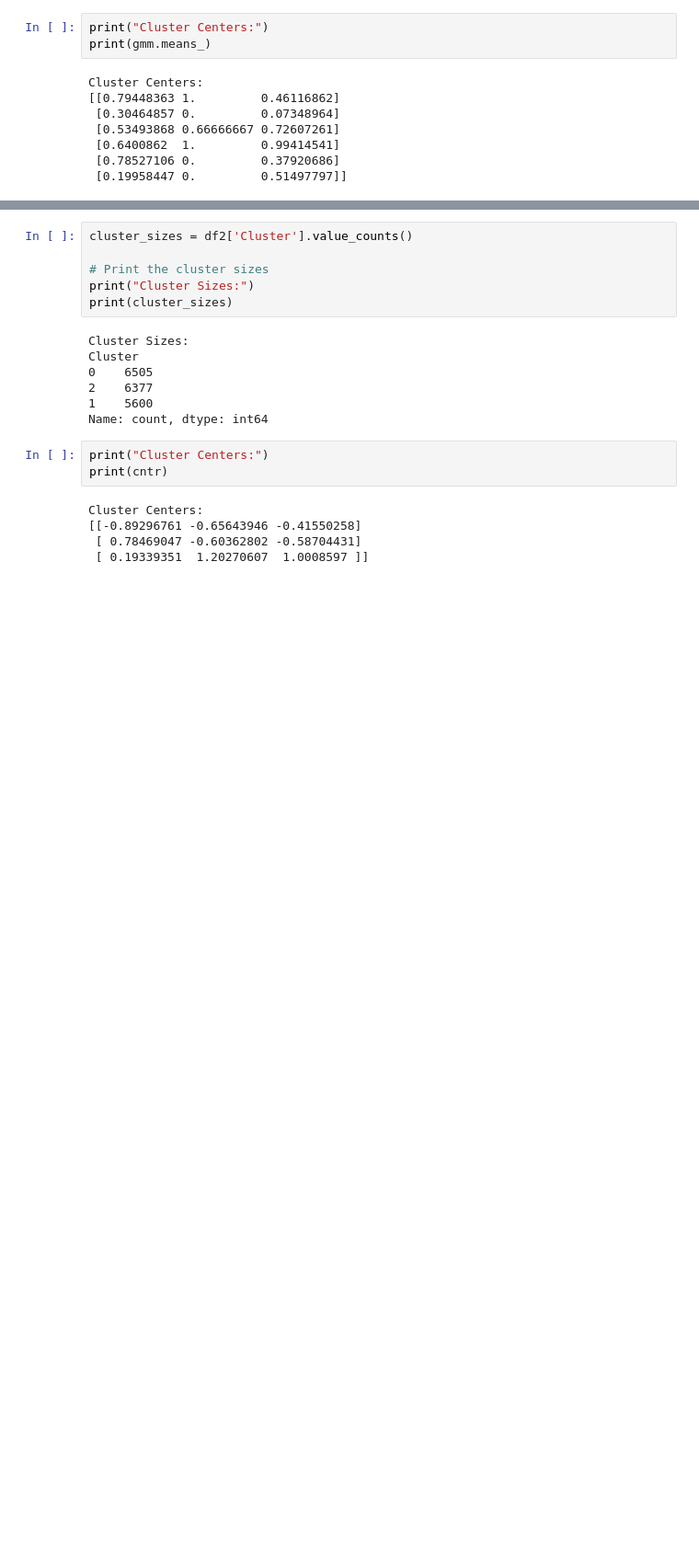
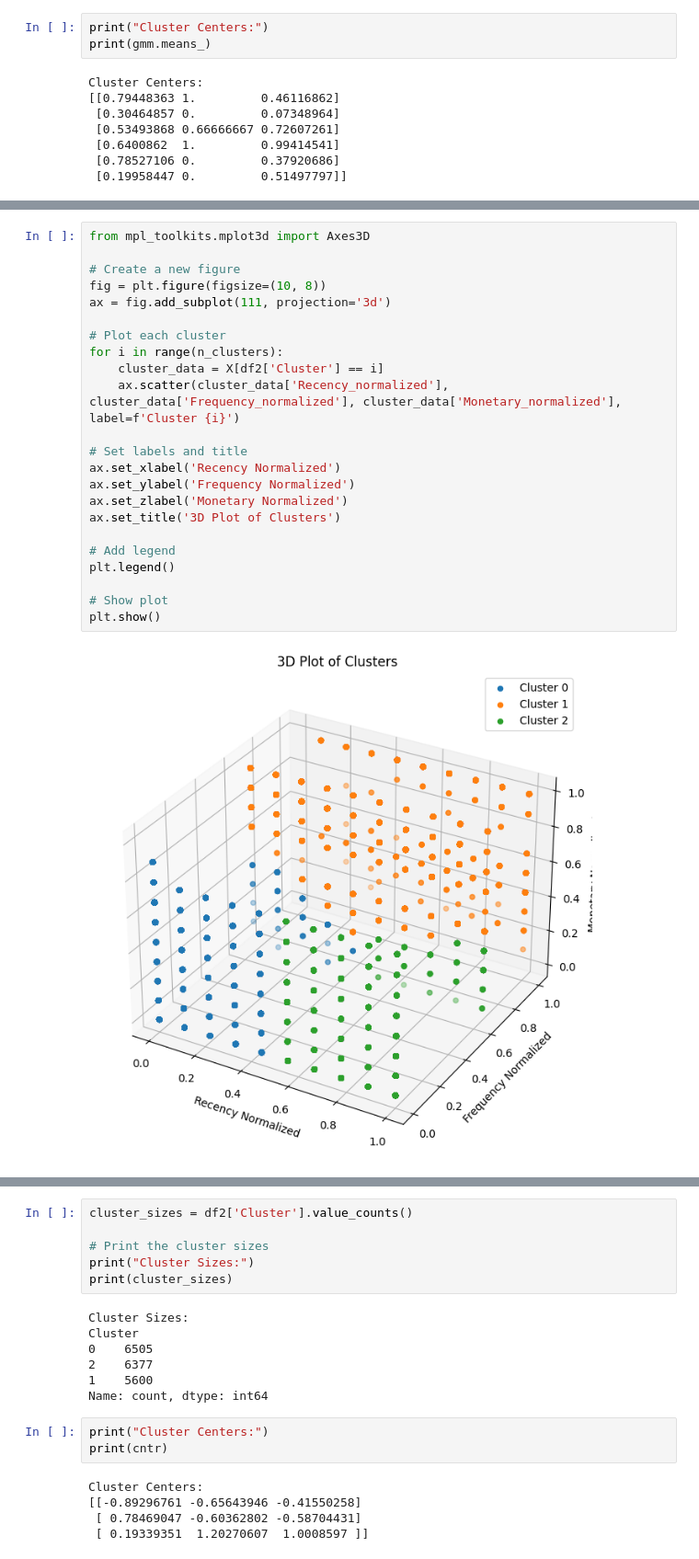
Before and after one commit to MohamedWael45/RFM, a Jupyter notebook: RFM_VeryFinal.ipynb, the cells around one changed output, grey strips where cells are left out. Shown at 92% size. Saved outputs shown, nothing was run; the diff lists cells and outputs as text; blank space fills up the shorter version.

```diff
--- a/RFM_VeryFinal.ipynb
+++ b/RFM_VeryFinal.ipynb
@@ -1044,0 +1062,25 @@ Name: 0, dtype: float64
+# %%
+from mpl_toolkits.mplot3d import Axes3D
+
+# Create a new figure
+fig = plt.figure(figsize=(10, 8))
+ax = fig.add_subplot(111, projection='3d')
+
+# Plot each cluster
+for i in range(n_clusters):
+    cluster_data = X[df2['Cluster'] == i]
+    ax.scatter(cluster_data['Recency_normalized'], cluster_data['Frequency_normalized'], cluster_data['Monetary_normalized'], label=f'Cluster {i}')
+
+# Set labels and title
+ax.set_xlabel('Recency Normalized')
+ax.set_ylabel('Frequency Normalized')
+ax.set_zlabel('Monetary Normalized')
+ax.set_title('3D Plot of Clusters')
+
+# Add legend
+plt.legend()
+
+# Show plot
+plt.show()
+# %% [output]
+[figure, added]
```
Also changed, not shown: parts of 11 cells of this notebook.
